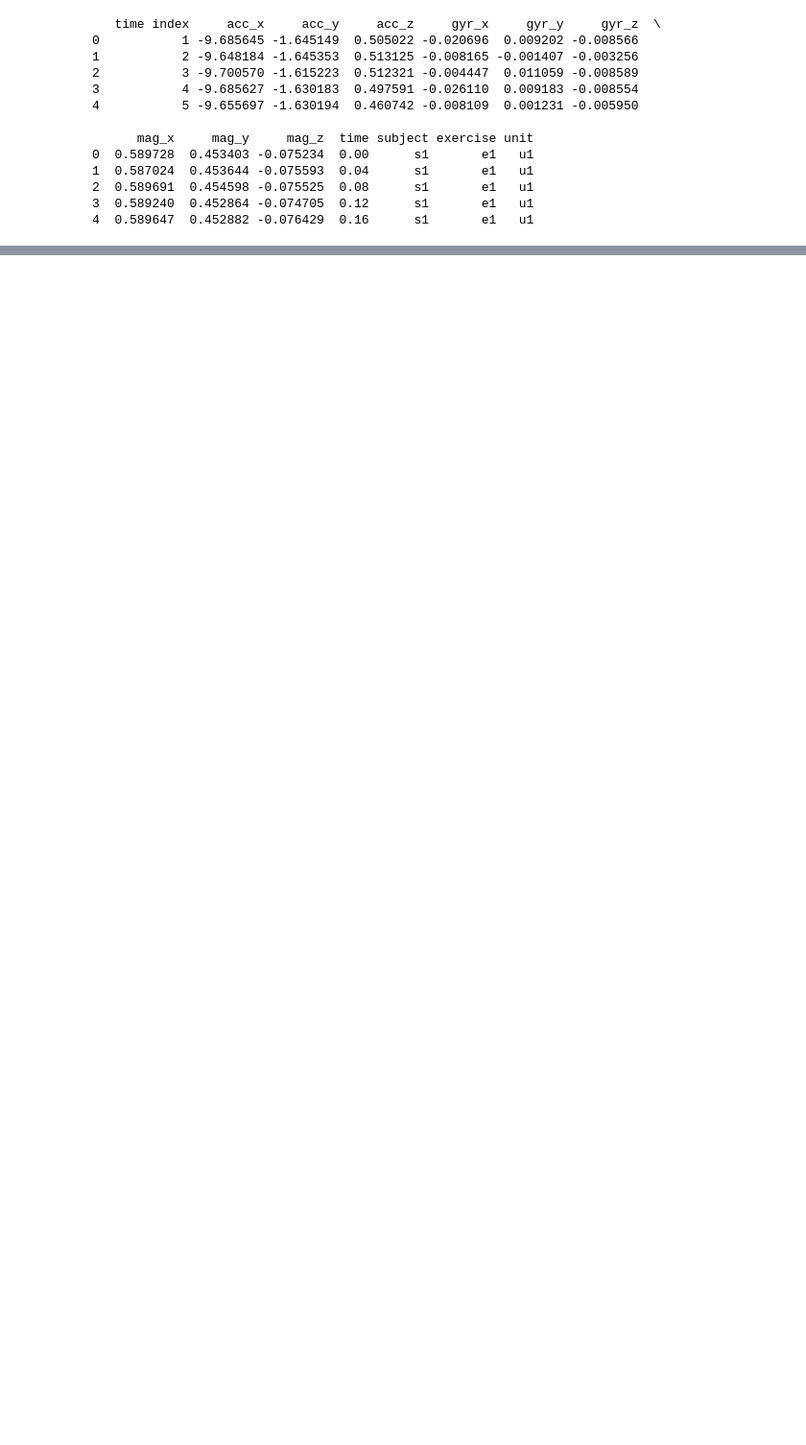
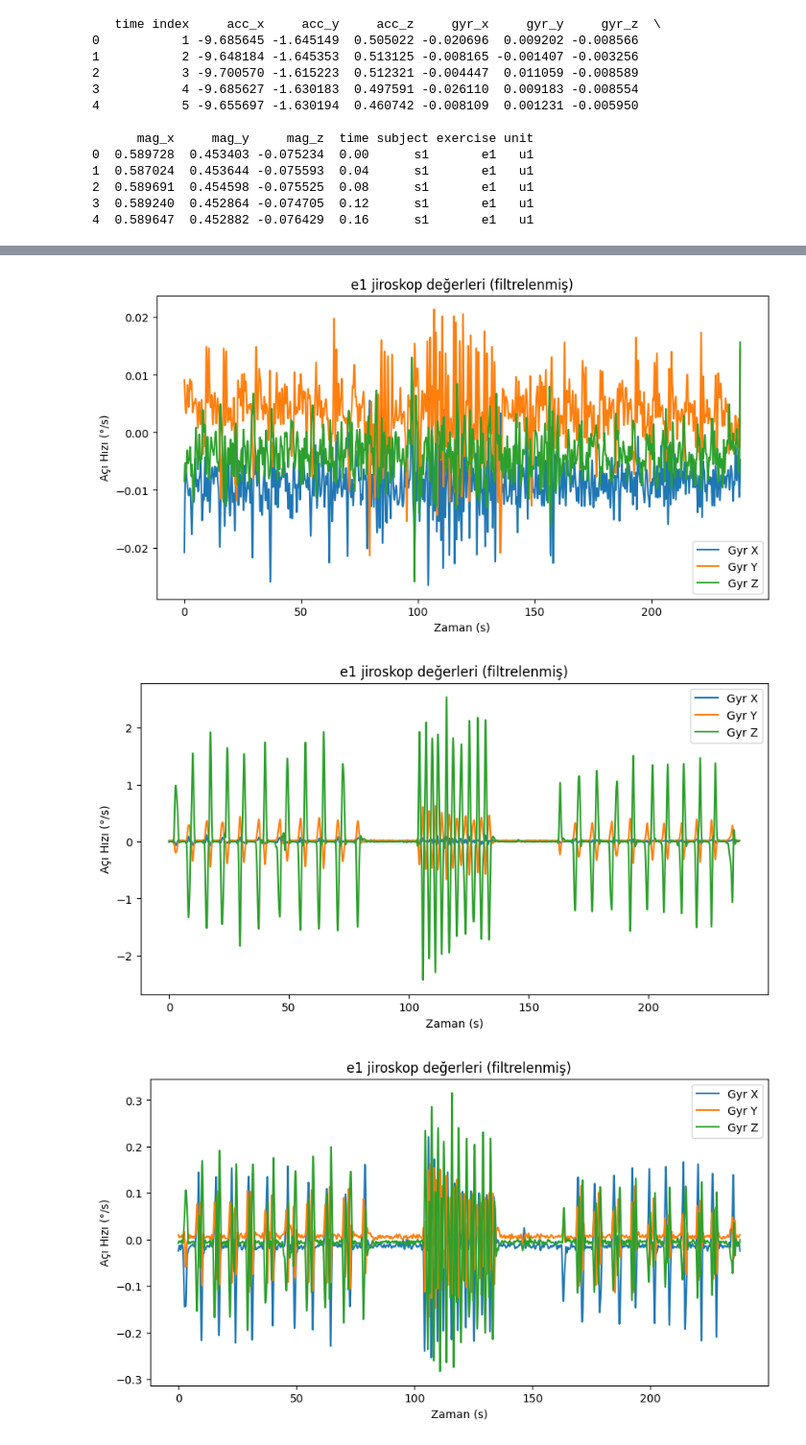
Before and after one commit to MrFaruk0/IMU-data-proccess-and-visualization, a Jupyter notebook: notebooks/analysis.ipynb, the cells around one changed output, grey strips where cells are left out. Shown at 96% size. Cells and saved outputs as stored; diff of their text form; code cells hidden in the pictures; blank space fills up the shorter version.

```diff
--- a/notebooks/analysis.ipynb
+++ b/notebooks/analysis.ipynb
@@ -34,0 +38,10 @@ plot_mag_exercise(df, "e1", subject="s1", unit="u1")
+# %%
+plot_gyro_exercise(df, "e1", subject="s1", unit="u1")
+plot_gyro_exercise(df, "e1", subject="s1", unit="u2")
+plot_gyro_exercise(df, "e1", subject="s1", unit="u3")
+plot_gyro_exercise(df, "e1", subject="s1", unit="u4")
+plot_gyro_exercise(df, "e1", subject="s1", unit="u5")
+# %% [output]
+[figure, added]
+[figure, added]
+[figure, added]
```
Also changed, not shown: parts of 4 cells of this notebook, 4 other files.
